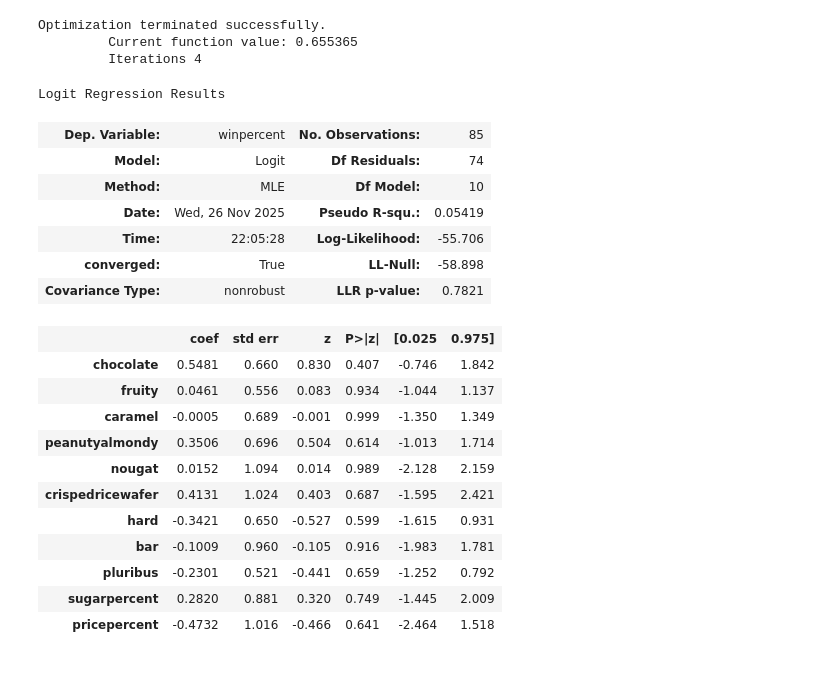
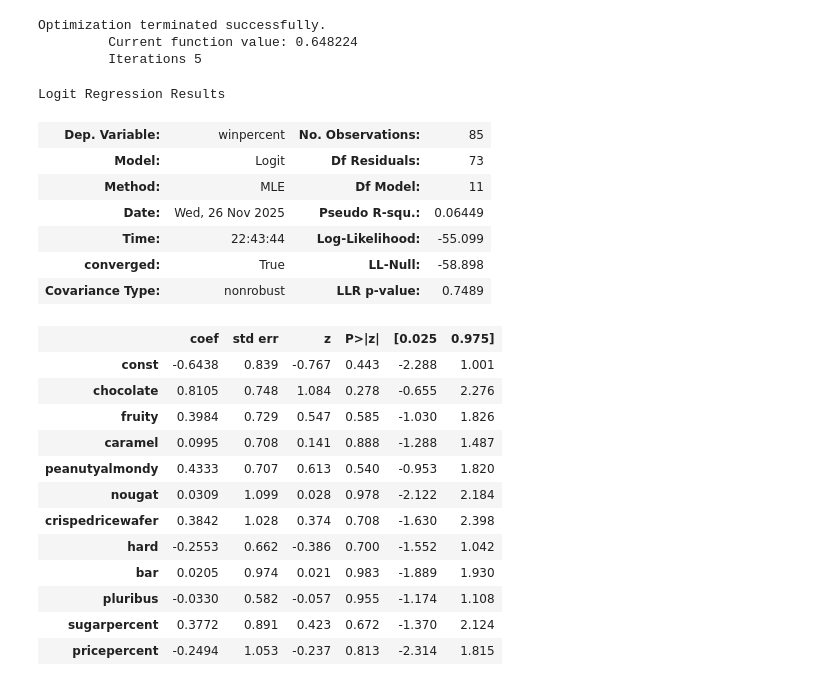
Before and after one commit to leventekim/candy-chooser, a Jupyter notebook: 2_fit_model.ipynb, the cells around one changed output. Drawn from its saved outputs; the diff is of its cells as text; code cells hidden in the pictures.

```diff
--- a/2_fit_model.ipynb
+++ b/2_fit_model.ipynb
@@ -1,42 +6,41 @@
 # %%
-import pandas as pd
-import statsmodels.api as sm
-
 # read in data
 data = pd.read_csv("candy-data-cleaned.csv")
 
 # define design matrix and dependent variable
 X = data.drop(columns=["winpercent","competitorname"],inplace=False)
+X = sm.add_constant(X)
 y = data["winpercent"]
 
 # fitting logistic regression
 logistic_model = sm.Logit(y,X)
 res = logistic_model.fit()
 res.summary()
 # %% [output]
 Optimization terminated successfully.
-         Current function value: 0.655365
-         Iterations 4
+         Current function value: 0.648224
+         Iterations 5
 Logit Regression Results
 | Dep. Variable: | winpercent | No. Observations: | 85 |
-| Model: | Logit | Df Residuals: | 74 |
-| Method: | MLE | Df Model: | 10 |
-| Date: | Wed, 26 Nov 2025 | Pseudo R-squ.: | 0.05419 |
-| Time: | 22:05:28 | Log-Likelihood: | -55.706 |
+| Model: | Logit | Df Residuals: | 73 |
+| Method: | MLE | Df Model: | 11 |
+| Date: | Wed, 26 Nov 2025 | Pseudo R-squ.: | 0.06449 |
+| Time: | 22:43:44 | Log-Likelihood: | -55.099 |
 | converged: | True | LL-Null: | -58.898 |
-| Covariance Type: | nonrobust | LLR p-value: | 0.7821 |
+| Covariance Type: | nonrobust | LLR p-value: | 0.7489 |
 |  | coef | std err | z | P>|z| | [0.025 | 0.975] |
-| chocolate | 0.5481 | 0.660 | 0.830 | 0.407 | -0.746 | 1.842 |
-| fruity | 0.0461 | 0.556 | 0.083 | 0.934 | -1.044 | 1.137 |
-| caramel | -0.0005 | 0.689 | -0.001 | 0.999 | -1.350 | 1.349 |
-| peanutyalmondy | 0.3506 | 0.696 | 0.504 | 0.614 | -1.013 | 1.714 |
-| nougat | 0.0152 | 1.094 | 0.014 | 0.989 | -2.128 | 2.159 |
-| crispedricewafer | 0.4131 | 1.024 | 0.403 | 0.687 | -1.595 | 2.421 |
-| hard | -0.3421 | 0.650 | -0.527 | 0.599 | -1.615 | 0.931 |
-| bar | -0.1009 | 0.960 | -0.105 | 0.916 | -1.983 | 1.781 |
-| pluribus | -0.2301 | 0.521 | -0.441 | 0.659 | -1.252 | 0.792 |
-| sugarpercent | 0.2820 | 0.881 | 0.320 | 0.749 | -1.445 | 2.009 |
-| pricepercent | -0.4732 | 1.016 | -0.466 | 0.641 | -2.464 | 1.518 |
+| const | -0.6438 | 0.839 | -0.767 | 0.443 | -2.288 | 1.001 |
+| chocolate | 0.8105 | 0.748 | 1.084 | 0.278 | -0.655 | 2.276 |
+| fruity | 0.3984 | 0.729 | 0.547 | 0.585 | -1.030 | 1.826 |
+| caramel | 0.0995 | 0.708 | 0.141 | 0.888 | -1.288 | 1.487 |
+| peanutyalmondy | 0.4333 | 0.707 | 0.613 | 0.540 | -0.953 | 1.820 |
+| nougat | 0.0309 | 1.099 | 0.028 | 0.978 | -2.122 | 2.184 |
+| crispedricewafer | 0.3842 | 1.028 | 0.374 | 0.708 | -1.630 | 2.398 |
+| hard | -0.2553 | 0.662 | -0.386 | 0.700 | -1.552 | 1.042 |
+| bar | 0.0205 | 0.974 | 0.021 | 0.983 | -1.889 | 1.930 |
+| pluribus | -0.0330 | 0.582 | -0.057 | 0.955 | -1.174 | 1.108 |
+| sugarpercent | 0.3772 | 0.891 | 0.423 | 0.672 | -1.370 | 2.124 |
+| pricepercent | -0.2494 | 1.053 | -0.237 | 0.813 | -2.314 | 1.815 |
 # %%
 # fitting linear regression
 linear_model = sm.OLS(y,X)
```
Also changed, not shown: parts of 5 cells of this notebook.
